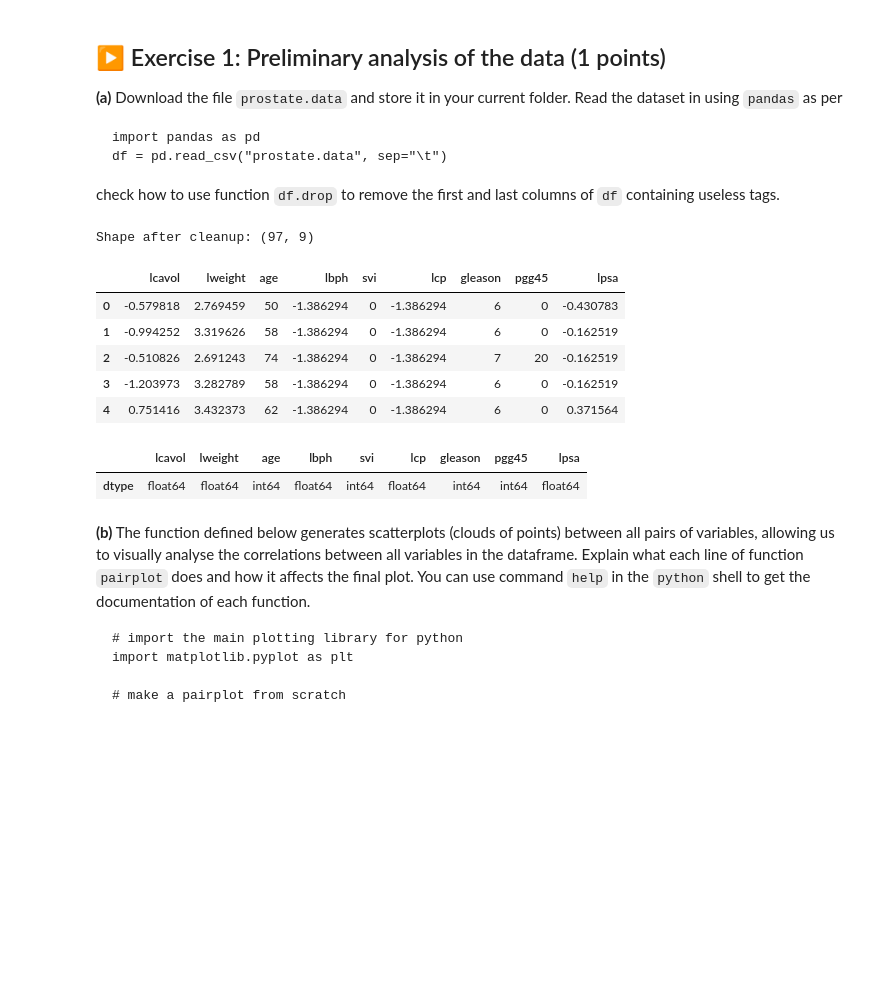
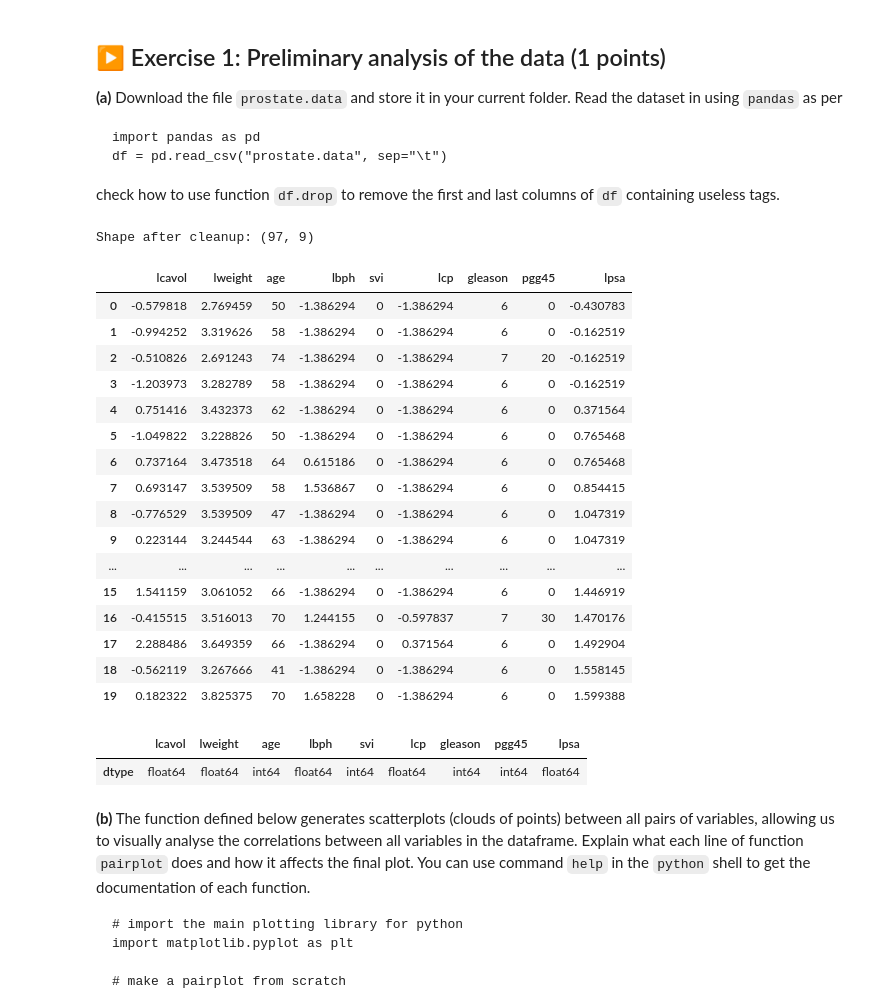
Before and after one commit to piromagnus/2026-main, a Jupyter notebook: TP/TP1/TP1.ipynb, the cells around one changed output. Saved outputs shown, nothing was run; the diff lists cells and outputs as text; code cells hidden in the pictures; blank space fills up the shorter version.

```diff
--- a/TP/TP1/TP1.ipynb
+++ b/TP/TP1/TP1.ipynb
@@ -46,30 +46,41 @@ check how to use function `df.drop` to remove the first and last columns of `df`
 # %%
 import numpy as np
 import pandas as pd
 from pathlib import Path
 from urllib.request import urlretrieve
 
 # Download data locally (only once)
 data_path = Path("prostate.data")
 if not data_path.exists():
     url = "https://raw.githubusercontent.com/ISLA-Grenoble/2025-main/main/TP/TP1/prostate.data"
     urlretrieve(url, data_path)
 
 # Read file and remove useless first/last columns
 df_raw = pd.read_csv(data_path, sep="\t")
 df = df_raw.drop(columns=[df_raw.columns[0], "train"])
 
 print(f"Shape after cleanup: {df.shape}")
-display(df.head())
+display(df.head(20))
 display(df.dtypes.to_frame("dtype").T)
 # %% [output]
 Shape after cleanup: (97, 9)
 |  | lcavol | lweight | age | lbph | svi | lcp | gleason | pgg45 | lpsa |
 | 0 | -0.579818 | 2.769459 | 50 | -1.386294 | 0 | -1.386294 | 6 | 0 | -0.430783 |
 | 1 | -0.994252 | 3.319626 | 58 | -1.386294 | 0 | -1.386294 | 6 | 0 | -0.162519 |
 | 2 | -0.510826 | 2.691243 | 74 | -1.386294 | 0 | -1.386294 | 7 | 20 | -0.162519 |
 | 3 | -1.203973 | 3.282789 | 58 | -1.386294 | 0 | -1.386294 | 6 | 0 | -0.162519 |
 | 4 | 0.751416 | 3.432373 | 62 | -1.386294 | 0 | -1.386294 | 6 | 0 | 0.371564 |
+| 5 | -1.049822 | 3.228826 | 50 | -1.386294 | 0 | -1.386294 | 6 | 0 | 0.765468 |
+| 6 | 0.737164 | 3.473518 | 64 | 0.615186 | 0 | -1.386294 | 6 | 0 | 0.765468 |
+| 7 | 0.693147 | 3.539509 | 58 | 1.536867 | 0 | -1.386294 | 6 | 0 | 0.854415 |
+| 8 | -0.776529 | 3.539509 | 47 | -1.386294 | 0 | -1.386294 | 6 | 0 | 1.047319 |
+| 9 | 0.223144 | 3.244544 | 63 | -1.386294 | 0 | -1.386294 | 6 | 0 | 1.047319 |
+| ... | ... | ... | ... | ... | ... | ... | ... | ... | ... |
+| 15 | 1.541159 | 3.061052 | 66 | -1.386294 | 0 | -1.386294 | 6 | 0 | 1.446919 |
+| 16 | -0.415515 | 3.516013 | 70 | 1.244155 | 0 | -0.597837 | 7 | 30 | 1.470176 |
+| 17 | 2.288486 | 3.649359 | 66 | -1.386294 | 0 | 0.371564 | 6 | 0 | 1.492904 |
+| 18 | -0.562119 | 3.267666 | 41 | -1.386294 | 0 | -1.386294 | 6 | 0 | 1.558145 |
+| 19 | 0.182322 | 3.825375 | 70 | 1.658228 | 0 | -1.386294 | 6 | 0 | 1.599388 |
 |  | lcavol | lweight | age | lbph | svi | lcp | gleason | pgg45 | lpsa |
 | dtype | float64 | float64 | int64 | float64 | int64 | float64 | int64 | int64 | float64 |
 # %% [markdown]
```
Also changed, not shown: parts of 3 cells of this notebook, 47 other files.
